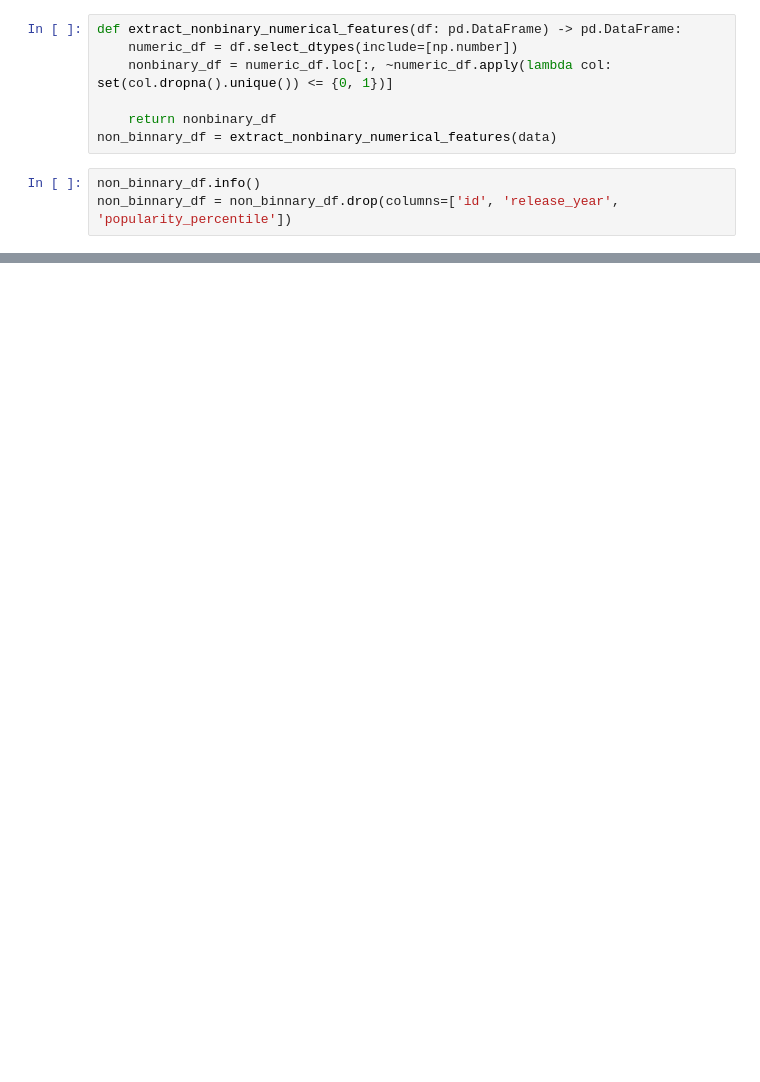
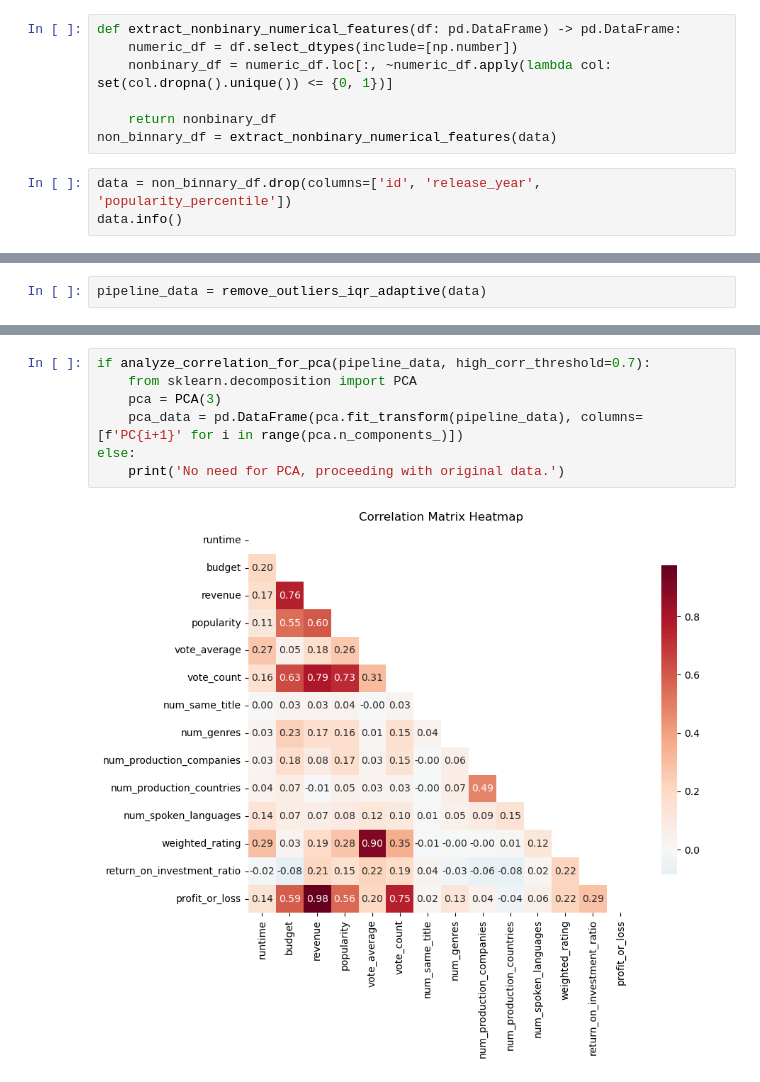
Before and after one commit to Shlezman/DS-principles-project, a Jupyter notebook: kmeans/kmeans.ipynb, the cells around one changed output, grey strips where cells are left out. Cells and saved outputs as stored; diff of their text form; blank space fills up the shorter version.

Commit message:
kmeans pipeline

```diff
--- a/kmeans/kmeans.ipynb
+++ b/kmeans/kmeans.ipynb
@@ -35,8 +40,8 @@ def extract_nonbinary_numerical_features(df: pd.DataFrame) -> pd.DataFrame:
     return nonbinary_df
 non_binnary_df = extract_nonbinary_numerical_features(data)
 # %%
-non_binnary_df.info()
-non_binnary_df = non_binnary_df.drop(columns=['id', 'release_year', 'popularity_percentile'])
+data = non_binnary_df.drop(columns=['id', 'release_year', 'popularity_percentile'])
+data.info()
 # %% [output]
 <class 'pandas.core.frame.DataFrame'>
 RangeIndex: 9953 entries, 0 to 9952
@@ -219,0 +707,2 @@ plot_kmeans_clusters_3d(non_binnary_df, non_binnary_df.columns, cluster_col='KMe
+# %%
+pipeline_data = remove_outliers_iqr_adaptive(data)
@@ -219,0 +727,9 @@ plot_kmeans_clusters_3d(non_binnary_df, non_binnary_df.columns, cluster_col='KMe
+# %%
+if analyze_correlation_for_pca(pipeline_data, high_corr_threshold=0.7):
+    from sklearn.decomposition import PCA
+    pca = PCA(3)
+    pca_data = pd.DataFrame(pca.fit_transform(pipeline_data), columns=[f'PC{i+1}' for i in range(pca.n_components_)])
+else:
+    print('No need for PCA, proceeding with original data.')
+# %% [output]
+[figure, added]
```
Also changed, not shown: parts of 47 cells of this notebook, 1 other file.
